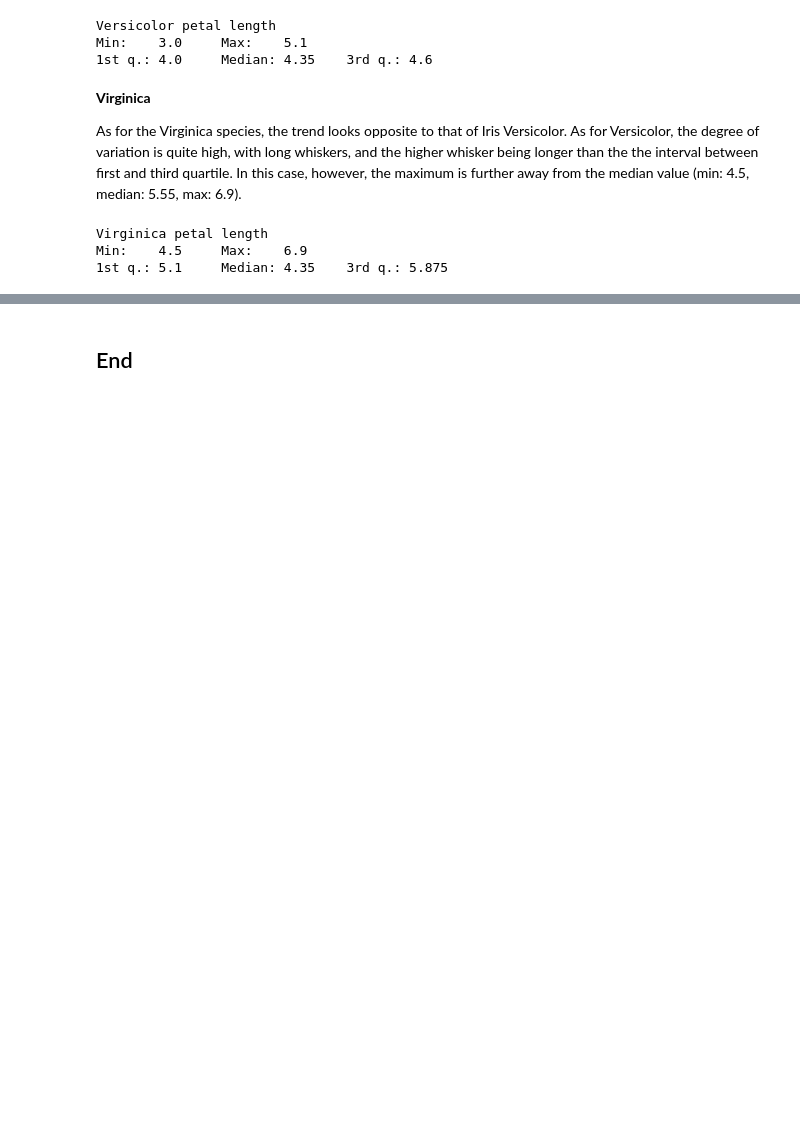
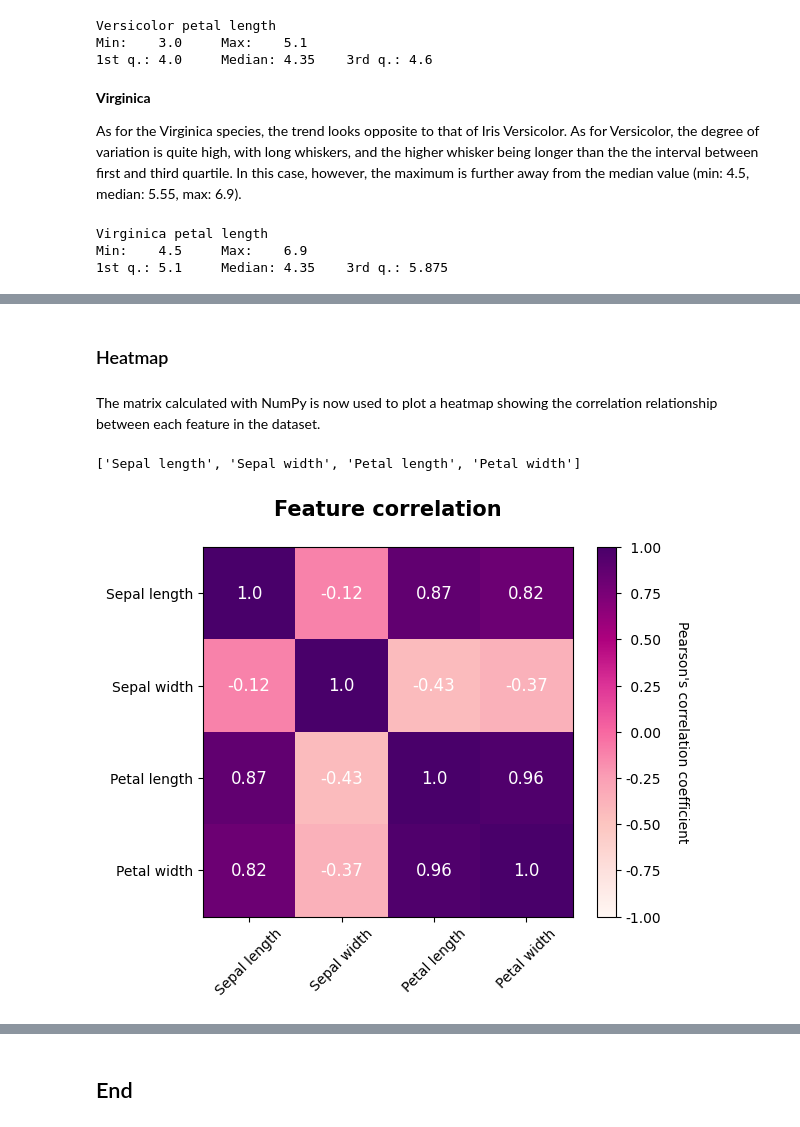
Before and after one commit to irenecelebrin/principles_of_data_analytics, a Jupyter notebook: tasks.ipynb, the cells around one changed output, grey strips where cells are left out. Saved outputs shown, nothing was run; the diff lists cells and outputs as text; code cells hidden in the pictures; blank space fills up the shorter version.

```diff
--- a/tasks.ipynb
+++ b/tasks.ipynb
@@ -594,0 +614,11 @@ Min:    4.5     Max:    6.9
+# %%
+# calculate correlation coefficients. The parameter rowvar=False is set, so that each column represent a feature.
+# Numbers are rounded to 2 decimal points, to make them easier to read and use in the heatmap
+correlation = np.corrcoef(features, rowvar=False).round(decimals=2)
+
+print('Correlation coefficients\n')
+print('\t\tSepal length\tSepal width\tPetal length\tPetal width')
+print(f'Sepal length\t{correlation[0,0]}\t\t{correlation[0,1]}\t\t{correlation[0,2]}\t\t{correlation[0,3]}')
+print(f'Sepal width\t{correlation[1,0]}\t\t{correlation[1,1]}\t\t{correlation[1,2]}\t\t{correlation[1,3]}')
+print(f'Petal length\t{correlation[2,0]}\t\t{correlation[2,1]}\t\t{correlation[2,2]}\t\t{correlation[2,3]}')
+print(f'Petal width\t{correlation[3,0]}\t\t{correlation[3,1]}\t\t{correlation[3,2]}\t\t{correlation[3,3]}')
@@ -594,0 +633,41 @@ Min:    4.5     Max:    6.9
+# %% [markdown]
+### Heatmap
+# %% [markdown]
+The matrix calculated with NumPy is now used to plot a heatmap showing the correlation relationship between each feature in the dataset.
+# %%
+# Pepare labels
+feature_labels = []
+for name in feature_names:
+    feature_label = name.replace('_',' ').capitalize()
+    feature_labels.append(feature_label)
+
+feature_labels
+# %% [output]
+['Sepal length', 'Sepal width', 'Petal length', 'Petal width']
+# %%
+# Create subplot and plot
+# About colormaps https://matplotlib.org/stable/users/explain/colors/colormaps.html#sphx-glr-users-explain-colors-colormaps-py
+fig, ax = plt.subplots()
+im = ax.imshow(correlation, vmin= -1, vmax = 1, cmap = 'RdPu')
+
+# Personalize the plot
+ax.grid(False)
+# add feature names as tick labels
+ax.set_xticks(range(len(feature_names)),labels=feature_labels, rotation = 45)
+ax.set_yticks(range(len(feature_names)),labels=feature_labels)
+ax.set_title('Feature correlation\n',fontsize = 15, weight = 'bold')
+
+# create a for loop to add coefficient to each cell in the plot
+for i in range(len(feature_names)):
+    for j in range(len(feature_names)):
+        text = ax.text(j, i, correlation[i, j],
+                       ha="center", va="center", color="white", fontsize = 12)
+
+# add colorbar. Reference: https://realpython.com/numpy-scipy-pandas-correlation-python/#linear-correlation
+cbar = ax.figure.colorbar(im, ax= ax, format='% .2f')
+cbar.set_label("Pearson's correlation coefficient", rotation=270, labelpad=20)
+
+# show
+plt.show()
+# %% [output]
+[figure, added]
```
Also changed, not shown: parts of 10 cells of this notebook.
